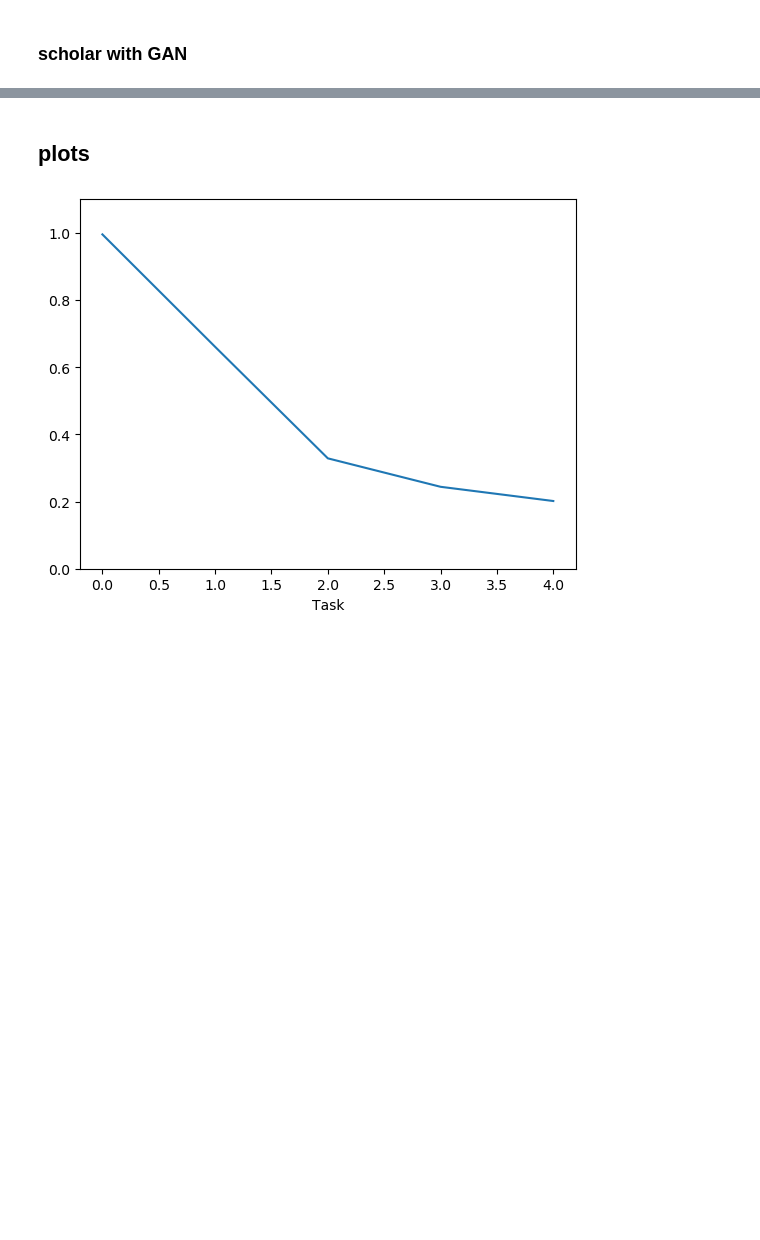
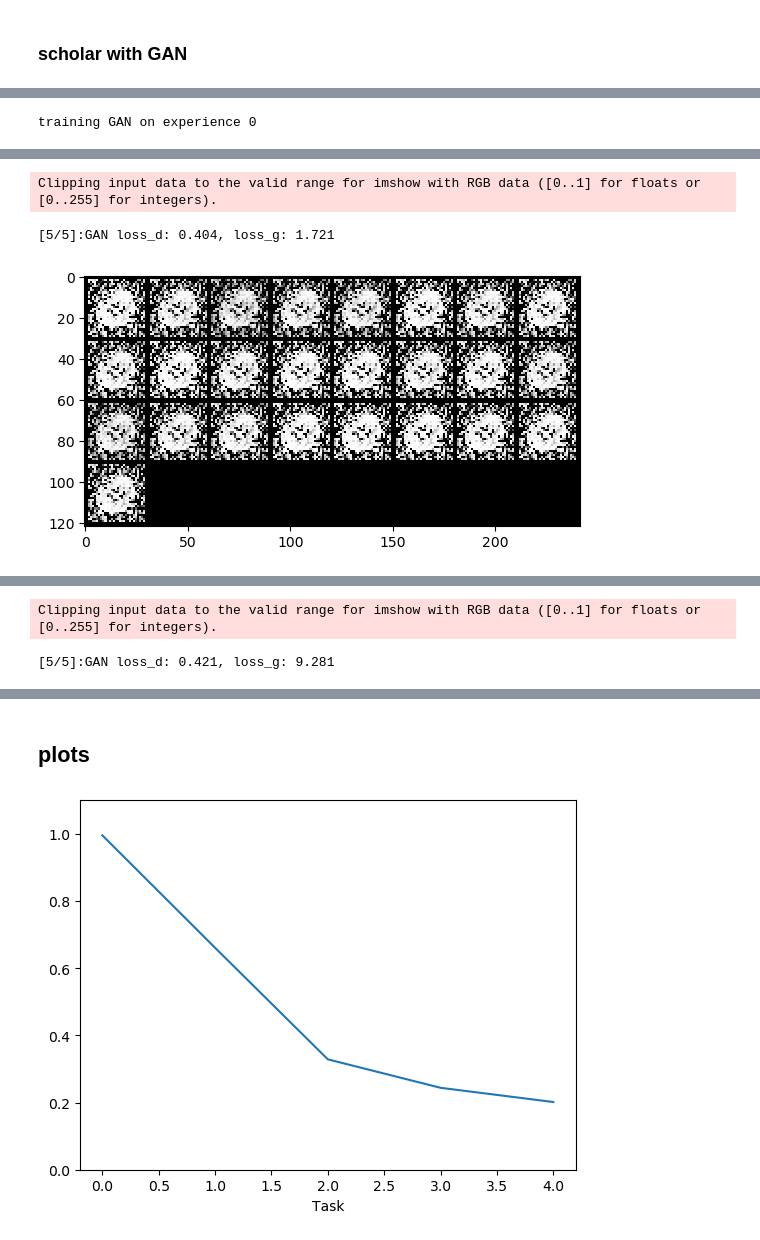
Before and after one commit to mathislindner/Continual-Learning-with-Deep-Generative-Replay-DL_in-ABNN, a Jupyter notebook: main.ipynb, the cells around one changed output, grey strips where cells are left out. Saved outputs shown, nothing was run; the diff lists cells and outputs as text; code cells hidden in the pictures; blank space fills up the shorter version.

Commit message:
trainable network

```diff
--- a/main.ipynb
+++ b/main.ipynb
@@ -165,5 +86,0 @@ Test Accuracy of the model on the 4 test images: 20.06999969482422 %
-# %%
-for x,y in new_dataset:
-    print(x.shape)
-    print(y.shape)
-    break
@@ -219,0 +126,70 @@ AttributeError: 'TensorDataset' object has no attribute 'size'
+# %%
+%reload_ext autoreload
+%autoreload 2
+from helper_func import *
+from torch.utils.data import ConcatDataset
+
+def get_new_generator_and_discriminator():
+    lr = 0.0002
+    G = generator(input_size=100, n_class=28*28)
+    D = discriminator(input_size=28*28, n_class=1)
+
+    G_optimizer = optim.Adam(G.parameters(), lr=lr)
+    D_optimizer = optim.Adam(D.parameters(), lr=lr)
+
+    BCE_loss = nn.BCELoss()
+    return G, D, G_optimizer, D_optimizer, BCE_loss
+
+# training parameters
+batch_size = 128
+#fixed_z_ = torch.randn((batch_size, 100))
+
+
+#train CL
+cl_accuracies = []
+for experience in range(5):
+    train_dataset, test_dataset = get_datasets(experience, transform=transform)
+    train_loader = torch.utils.data.DataLoader(train_dataset, batch_size=128, shuffle=True)
+    test_loader = torch.utils.data.DataLoader(test_dataset, batch_size=128, shuffle=True)
+    if experience != 0:
+        #create new data with GAN
+        new_dataset = generate_data(G, model_cl, n_images = 60000*2/10, batch_size = batch_size) # half of the images are generated half are new
+        #concatenate with old data
+        X = torch.cat((train_dataset.data, new_dataset.data), 0)
+        y = torch.cat((train_dataset.targets, new_dataset.targets), 0)
+        #create new dataset
+        concat_dataset = DS_from_tensors(X, y)
+        train_loader = torch.utils.data.DataLoader(concat_dataset, batch_size=batch_size, shuffle=True)
+
+    print('training GAN on experience {}'.format(experience))
+    G, D, G_optimizer, D_optimizer, BCE_loss = get_new_generator_and_discriminator()
+    G, D, D_losses, G_losses = train_GAN(G, D, train_loader, G_optimizer, D_optimizer, BCE_loss, train_epoch = 300)
+    images = generate_images(G, n_images=25).numpy()
+    plt.imshow(images.transpose((1, 2, 0)))
+    plt.show()
+
+    #CL train
+    model_cl = Net()
+    cl_optimizer = SGD(model_cl.parameters(), lr=0.001, momentum=0.9)
+    cl_criterion = CrossEntropyLoss()
+    for epoch in range(3):
+        model_cl.train()
+        for batch_idx, (data, target) in enumerate(train_loader):
+            #wrap data in Variable
+            data, target = Variable(data), Variable(target)
+            cl_optimizer.zero_grad()
+            output = model_cl(data)
+            loss = cl_criterion(output, target)
+            loss.backward()
+            cl_optimizer.step()
+            if batch_idx % 100 == 0:
+                print('Train Epoch: {} [{}/{} ({:.0f}%)]\tLoss: {:.6f}'.format(
+                    epoch, batch_idx * len(data), len(train_loader.dataset),
+                    100. * batch_idx / len(train_loader), loss.item()))
+    model_cl.eval()
+    accuracy = test_model(model_cl, test_loader)
+    cl_accuracies.append(accuracy)
+
+print('cl accuracies: {}'.format(cl_accuracies))
+# %% [output]
+training GAN on experience 0
@@ -219,0 +200,3 @@ AttributeError: 'TensorDataset' object has no attribute 'size'
+Clipping input data to the valid range for imshow with RGB data ([0..1] for floats or [0..255] for integers).
+[5/5]:GAN loss_d: 0.404, loss_g: 1.721
+[figure, added]
@@ -219,0 +214,2 @@ AttributeError: 'TensorDataset' object has no attribute 'size'
+Clipping input data to the valid range for imshow with RGB data ([0..1] for floats or [0..255] for integers).
+[5/5]:GAN loss_d: 0.421, loss_g: 9.281
```
Also changed, not shown: parts of 8 cells of this notebook, 1 other file.
